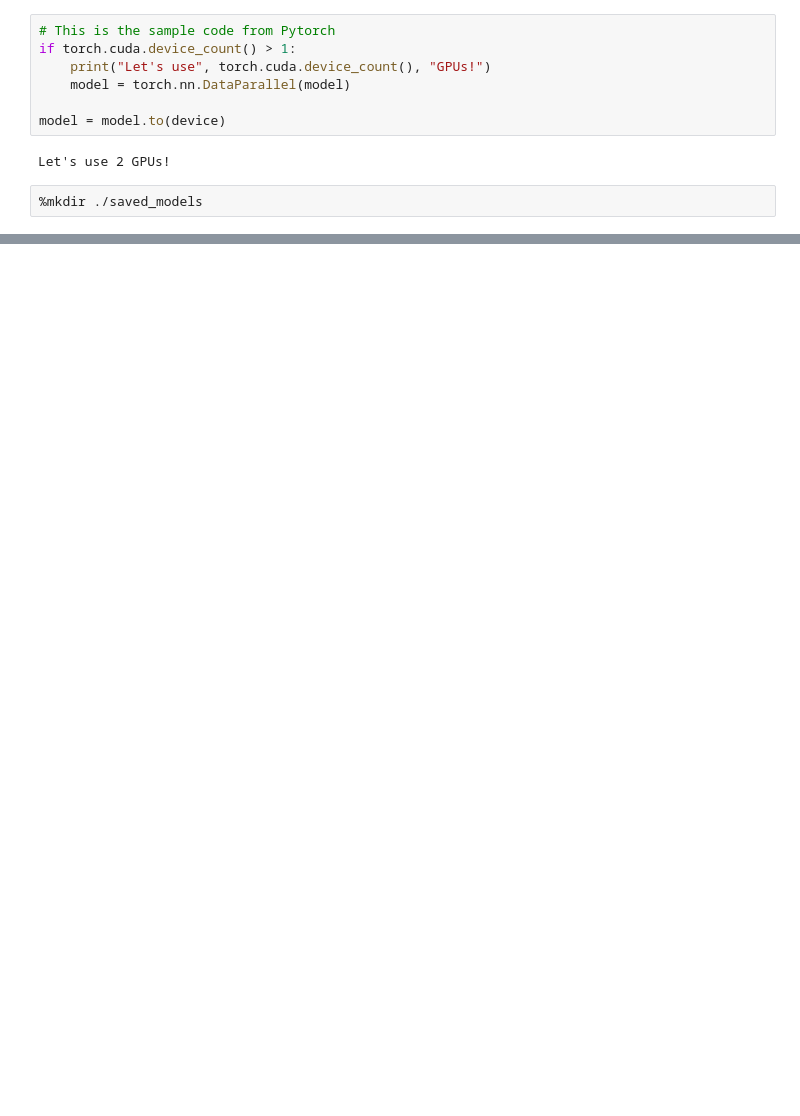
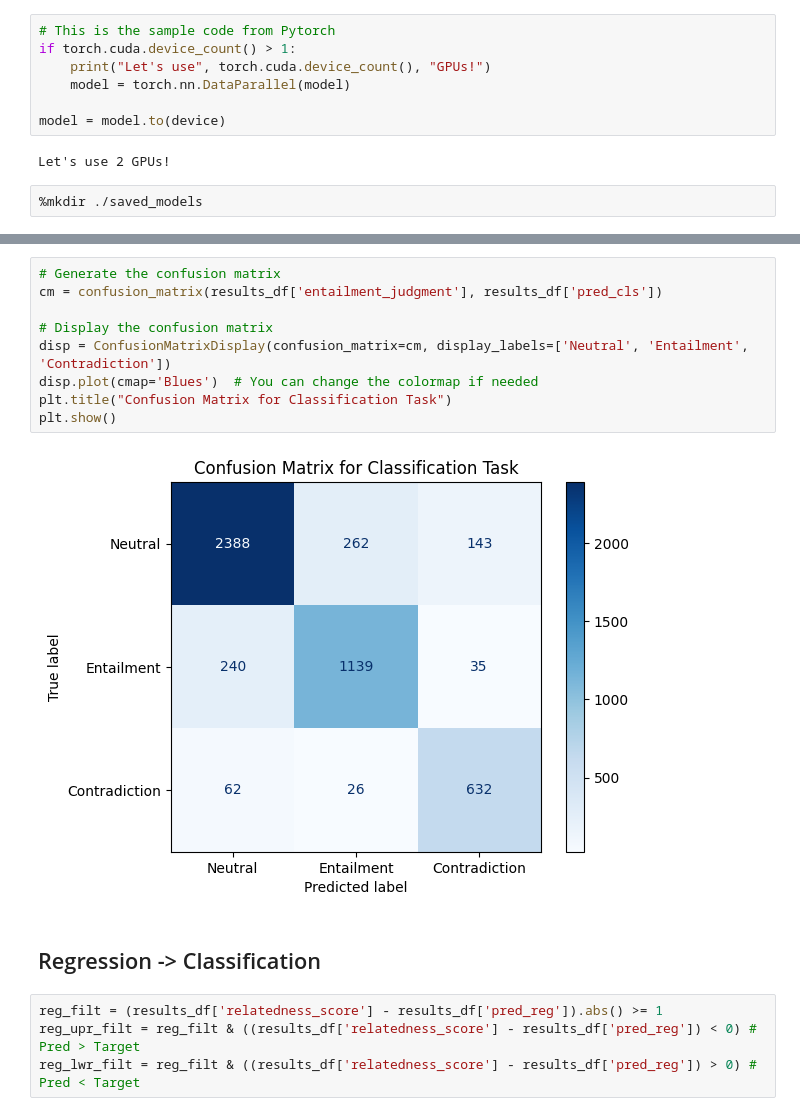
Before and after one commit to Henry0517code/NTHU-NLP-Assignment-3, a Jupyter notebook: nthu-nlp-assignment-3.ipynb, the cells around one changed output, grey strips where cells are left out. Drawn from its saved outputs; the diff is of its cells as text; blank space fills up the shorter version.

```diff
--- a/nthu-nlp-assignment-3.ipynb
+++ b/nthu-nlp-assignment-3.ipynb
@@ -279,0 +337,17 @@ F1 Score: 0.8086235523223877
+# %%
+# Generate the confusion matrix
+cm = confusion_matrix(results_df['entailment_judgment'], results_df['pred_cls'])
+
+# Display the confusion matrix
+disp = ConfusionMatrixDisplay(confusion_matrix=cm, display_labels=['Neutral', 'Entailment', 'Contradiction'])
+disp.plot(cmap='Blues')  # You can change the colormap if needed
+plt.title("Confusion Matrix for Classification Task")
+plt.show()
+# %% [output]
+[figure, added]
+# %% [markdown]
+## Regression -> Classification
+# %%
+reg_filt = (results_df['relatedness_score'] - results_df['pred_reg']).abs() >= 1
+reg_upr_filt = reg_filt & ((results_df['relatedness_score'] - results_df['pred_reg']) < 0) # Pred > Target
+reg_lwr_filt = reg_filt & ((results_df['relatedness_score'] - results_df['pred_reg']) > 0) # Pred < Target
```
Also changed, not shown: parts of 21 cells of this notebook.
